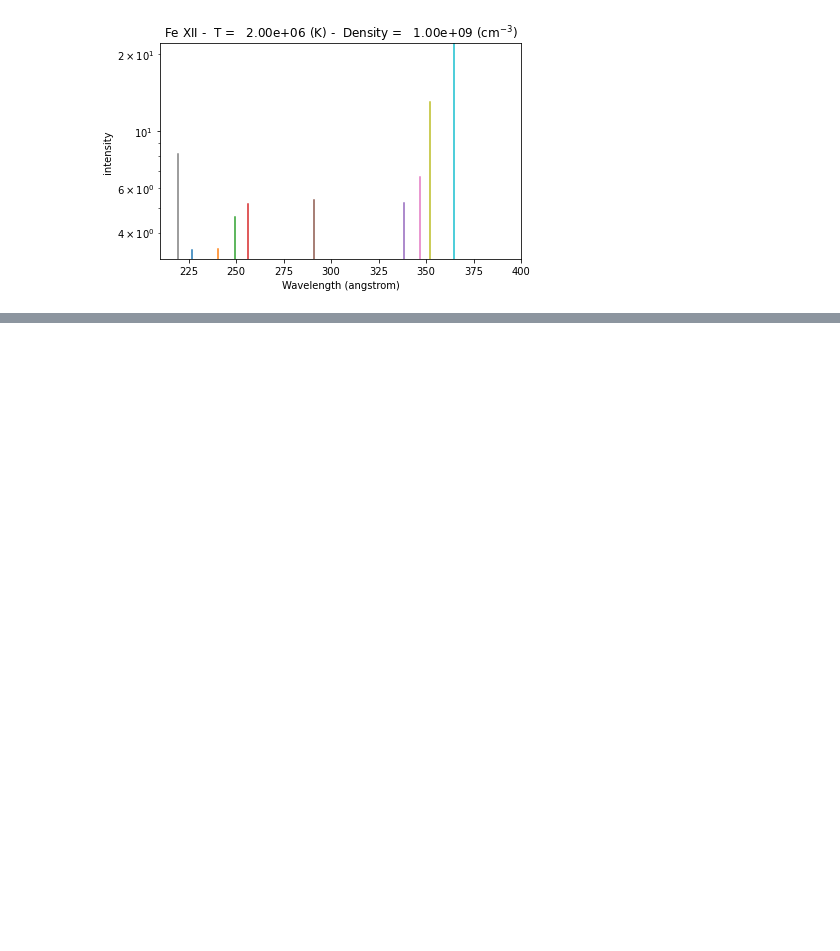
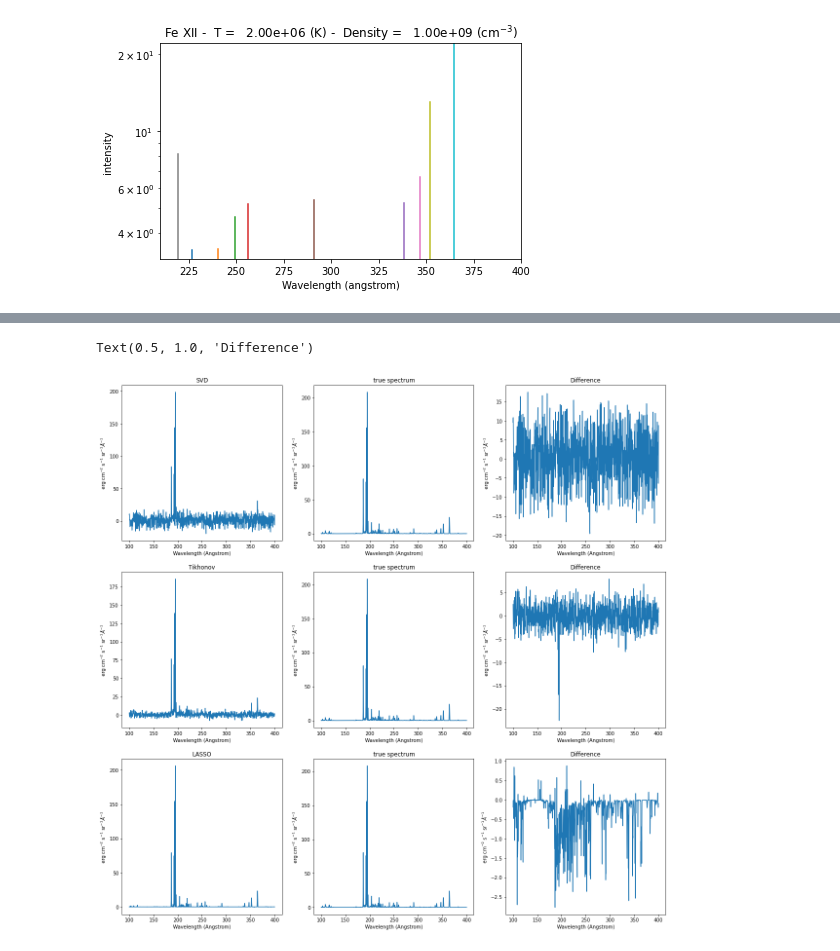
Before and after one commit to jdberkson/OPTI-556-Computational-Imaging, a Jupyter notebook: Homework2_JoelB.ipynb, the cells around one changed output, grey strips where cells are left out. Saved outputs shown, nothing was run; the diff lists cells and outputs as text; code cells hidden in the pictures; blank space fills up the shorter version.

```diff
--- a/Homework2_JoelB.ipynb
+++ b/Homework2_JoelB.ipynb
@@ -182,9 +184,3 @@ wvl = np.linspace(100,400,1024)
 fe12.spectrum(wvl)
 # %% [output]
 [figure]
-# %%
-t=2000000
-fe9 = ch.ion('fe_9', temperature=t, eDensity=1.e+9, em=1.e+27)
-fe9.intensityPlot(wvlRange=[210.,400.],linLog='log')
-wvl = np.linspace(100,400,1024)
-fe9.spectrum(wvl)
@@ -217,0 +190,73 @@ Text(0.5, 1.0, 'true spectrum')
+# %%
+from sklearn import linear_model
+R=1024
+noiseLevel = 3
+H=np.random.random((R,1024))-.5
+u, lam, vh = np.linalg.svd(H)
+
+fig, ax = plt.subplots(nrows=3, ncols=3, figsize=(20, 20))
+
+meas=np.matmul(H,fe12.Spectrum['intensity'])+noiseLevel*np.random.normal(scale=1,size=(1024))
+
+Hr=np.matmul(np.matmul(np.transpose(vh),np.diag(1./lam)),np.transpose(u))
+fe=np.matmul(Hr, meas)
+
+plt.subplot(3,3,1)
+plt.plot(wvl,fe)
+plt.xlabel(fe12.Spectrum['xlabel'])
+plt.ylabel(fe12.Spectrum['ylabel'])
+plt.title('SVD')
+plt.subplot(3,3,2)
+plt.plot(wvl,fe12.Spectrum['intensity'])
+plt.xlabel(fe12.Spectrum['xlabel'])
+plt.ylabel(fe12.Spectrum['ylabel'])
+plt.title('true spectrum')
+plt.subplot(3,3,3)
+plt.plot(wvl,fe-fe12.Spectrum['intensity'])
+plt.xlabel(fe12.Spectrum['xlabel'])
+plt.ylabel(fe12.Spectrum['ylabel'])
+plt.title('Difference')
+
+lpam=1
+fe=np.matmul(np.matmul(np.linalg.pinv(np.matmul(np.transpose(H),H)+lpam**2*np.eye(1024)),np.transpose(H)), meas)
+
+plt.subplot(3,3,4)
+plt.plot(wvl,fe)
+plt.xlabel(fe12.Spectrum['xlabel'])
+plt.ylabel(fe12.Spectrum['ylabel'])
+plt.title('Tikhonov')
+plt.subplot(3,3,5)
+plt.plot(wvl,fe12.Spectrum['intensity'])
+plt.xlabel(fe12.Spectrum['xlabel'])
+plt.ylabel(fe12.Spectrum['ylabel'])
+plt.title('true spectrum')
+plt.subplot(3,3,6)
+plt.plot(wvl,fe-fe12.Spectrum['intensity'])
+plt.xlabel(fe12.Spectrum['xlabel'])
+plt.ylabel(fe12.Spectrum['ylabel'])
+plt.title('Difference')
+
+alpha = 0.1
+model = linear_model.Lasso(alpha=0.1)
+y=np.matmul(H,fe12.Spectrum['intensity'])+noiseLevel*np.random.normal(scale=1,size=(R))
+model.fit(H,y)
+fe=model.coef_
+
+plt.subplot(3,3,7)
+plt.plot(wvl,fe)
+plt.xlabel(fe12.Spectrum['xlabel'])
+plt.ylabel(fe12.Spectrum['ylabel'])
+plt.title('LASSO')
+plt.subplot(3,3,8)
+plt.plot(wvl,fe12.Spectrum['intensity'])
+plt.xlabel(fe12.Spectrum['xlabel'])
+plt.ylabel(fe12.Spectrum['ylabel'])
+plt.title('true spectrum')
+plt.subplot(3,3,9)
+plt.plot(wvl,fe-fe12.Spectrum['intensity'])
+plt.xlabel(fe12.Spectrum['xlabel'])
+plt.ylabel(fe12.Spectrum['ylabel'])
+plt.title('Difference')
+# %% [output]
+Text(0.5, 1.0, 'Difference')
+[figure, added]
```
Also changed, not shown: parts of 10 cells of this notebook.
